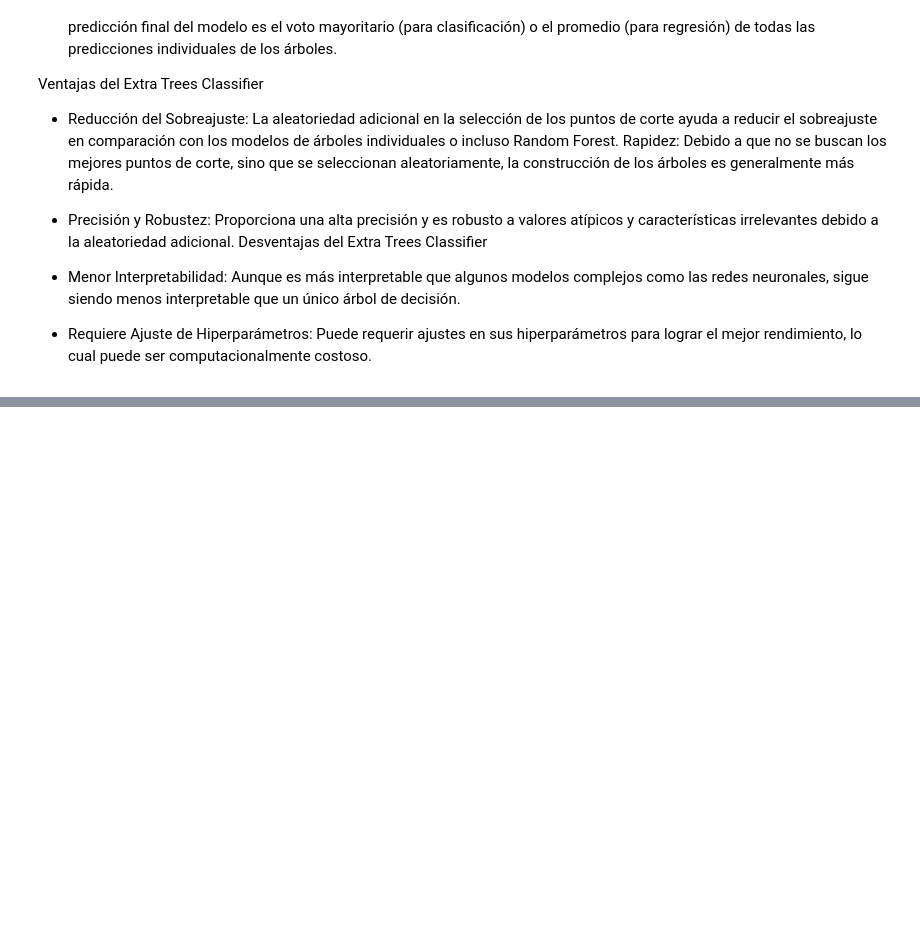
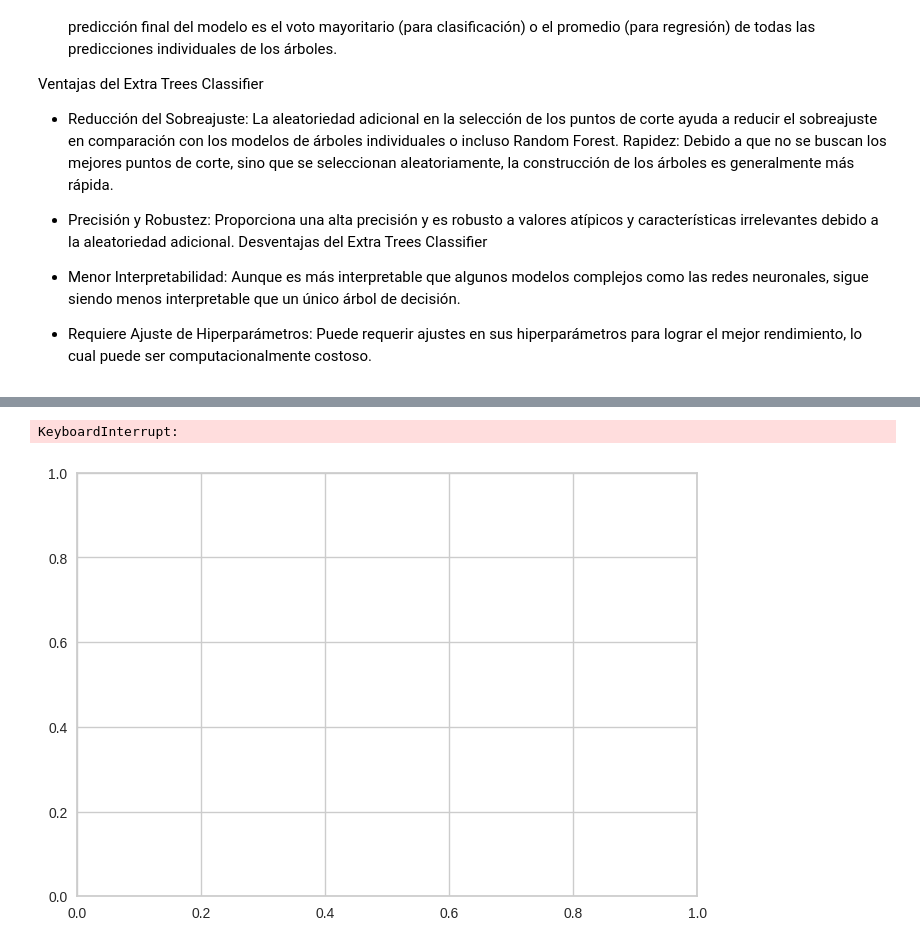
Before and after one commit to jagvgithub/Classification_Regression_models, a Jupyter notebook: Modelo_Retencion.ipynb, the cells around one changed output, grey strips where cells are left out. Saved outputs shown, nothing was run; the diff lists cells and outputs as text; code cells hidden in the pictures; blank space fills up the shorter version.

```diff
--- a/Modelo_Retencion.ipynb
+++ b/Modelo_Retencion.ipynb
@@ -324,0 +365,3 @@ plot_model(tuned_modelo,plot='auc')
+# %%
+plot_model(tuned_modelo,plot='rfe')
+# %% [output]
@@ -324,0 +369,2 @@ plot_model(tuned_modelo,plot='auc')
+KeyboardInterrupt:
+[figure, added]
```
Also changed, not shown: parts of 24 cells of this notebook.
